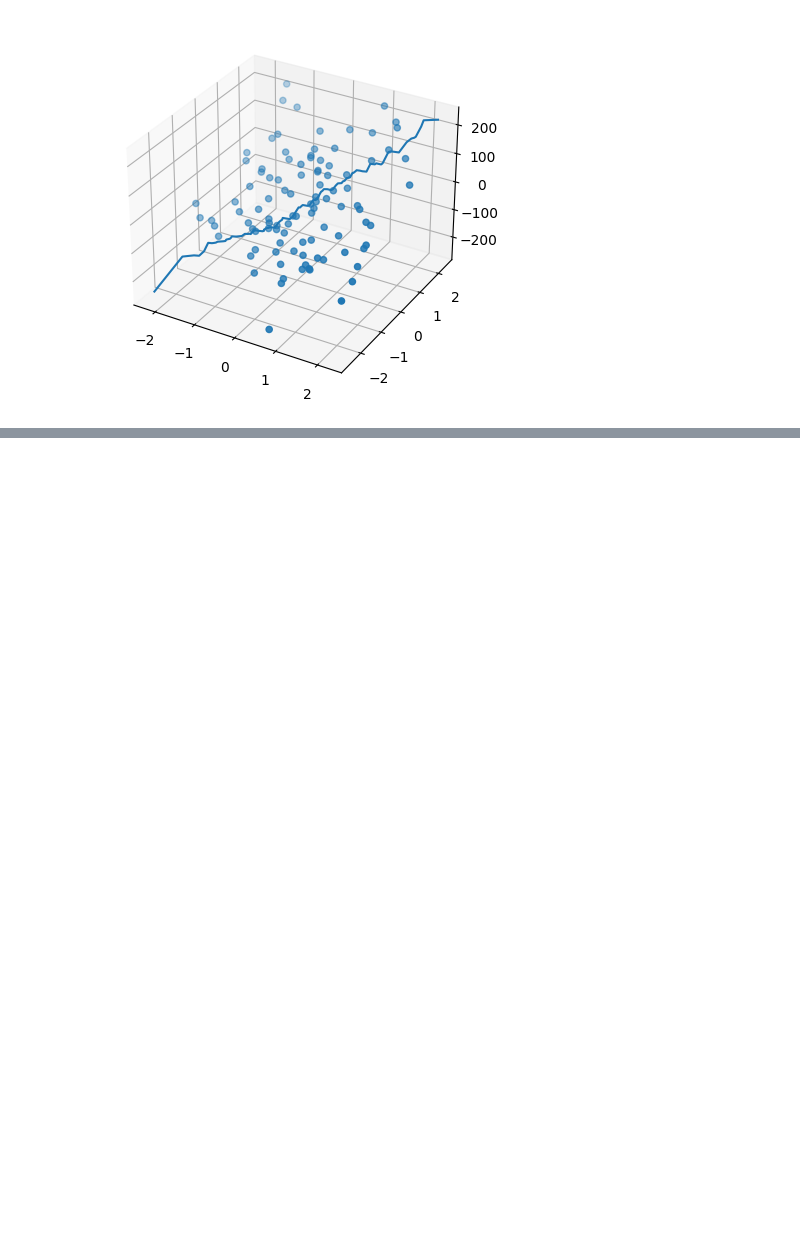
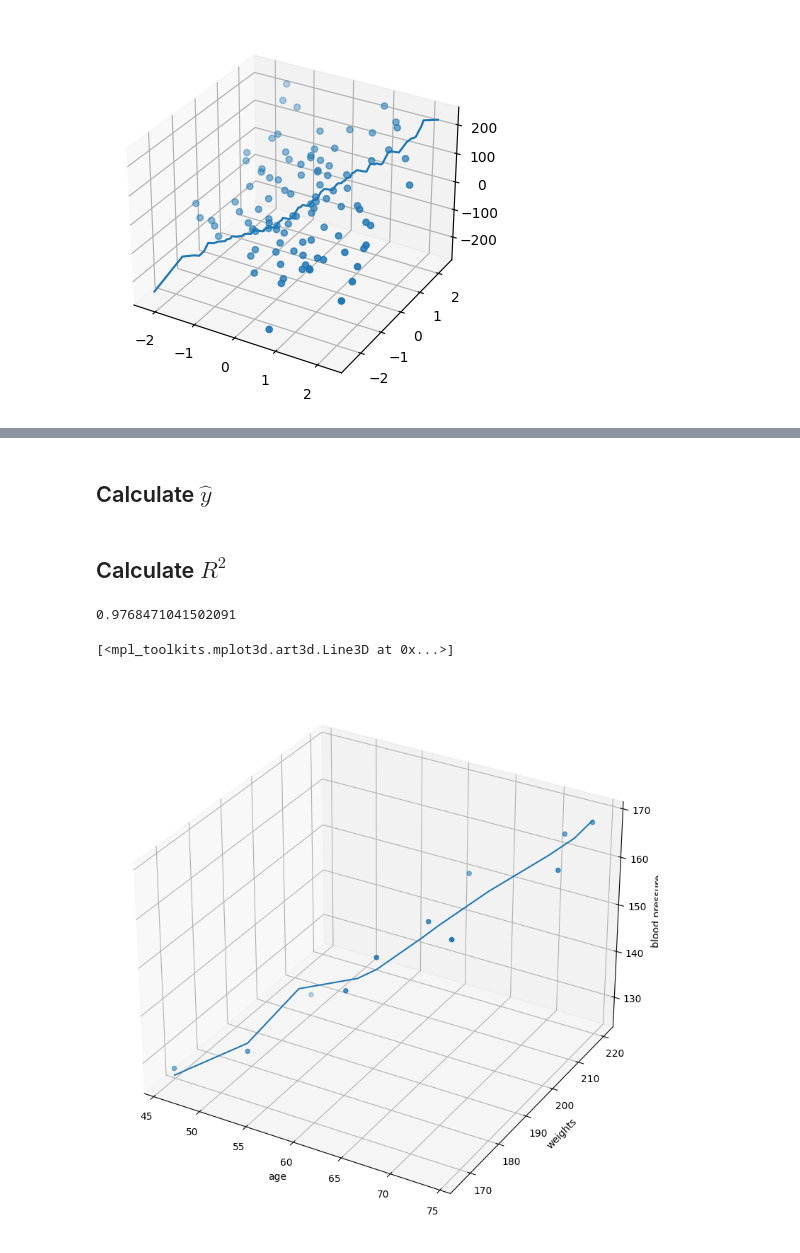
Before and after one commit to SuddhaswattaMaityUK/linear-regression, a Jupyter notebook: LinearRegression.ipynb, the cells around one changed output, grey strips where cells are left out. Saved outputs shown, nothing was run; the diff lists cells and outputs as text; code cells hidden in the pictures; blank space fills up the shorter version.

```diff
--- a/LinearRegression.ipynb
+++ b/LinearRegression.ipynb
@@ -289,0 +349,23 @@ Systolic Blood Pressure
+# %%
+w = np.linalg.solve(np.dot(X.T,X),np.dot(X.T,Y))
+# %% [markdown]
+## Calculate $\hat{y}$
+# %%
+Y_hat = np.dot(X,w)
+# %% [markdown]
+## Calculate $R^{2}$
+# %%
+calculate_r_squared(Y=Y,Y_hat=Y_hat)
+# %% [output]
+0.9768471041502091
+# %%
+fig = plt.figure(figsize=(10, 10))
+ax = fig.add_subplot(111,projection='3d')
+ax.scatter(X[:,0],X[:,1],Y)
+ax.set_xlabel('age')
+ax.set_ylabel('weights')
+ax.set_zlabel('blood pressure')
+ax.plot(sorted(X[:,0]),sorted(X[:,1]),sorted(Y_hat))
+# %% [output]
+[<mpl_toolkits.mplot3d.art3d.Line3D at 0x...>]
+[figure, added]
```
Also changed, not shown: parts of 15 cells of this notebook.
